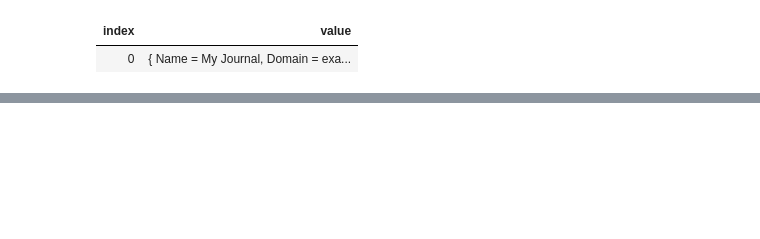
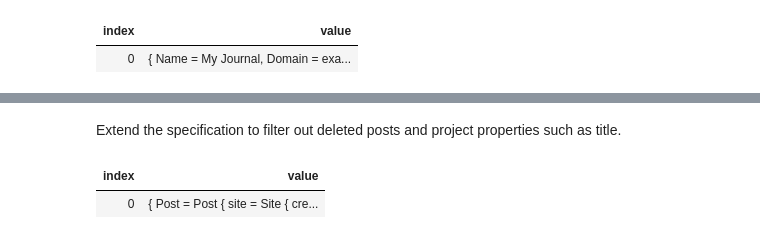
Before and after one commit to jinaga/BlogMaui, a Jupyter notebook: Notebooks/Modeling.ipynb, the cells around one changed output, grey strips where cells are left out. Cells and saved outputs as stored; diff of their text form; code cells hidden in the pictures; blank space fills up the shorter version.

```diff
--- a/Notebooks/Modeling.ipynb
+++ b/Notebooks/Modeling.ipynb
@@ -385,0 +449,24 @@ sitesViewModel
+# %% [markdown]
+Extend the specification to filter out deleted posts and project properties such as title.
+# %%
+var postsInSite = Given<Site>.Match((site, facts) =>
+    from post in facts.OfType<Post>()
+    where post.site == site
+    where !facts.Any<PostDeleted>(pd => pd.post == post &&
+        !facts.Any<PostRestored>(pr => pr.deleted == pd))
+    select new
+    {
+        Post = post,
+        Title =
+            from title in facts.OfType<PostTitle>()
+            where title.post == post
+            where !facts.Any<PostTitle>(next => next.prior.Contains(title))
+            select title.value
+    });
+
+var posts = await jinagaClient.Query(postsInSite, site);
+
+posts
+# %% [output]
+| index | value |
+| 0 | { Post = Post { site = Site { cre... |
```
Also changed, not shown: parts of 10 cells of this notebook.
